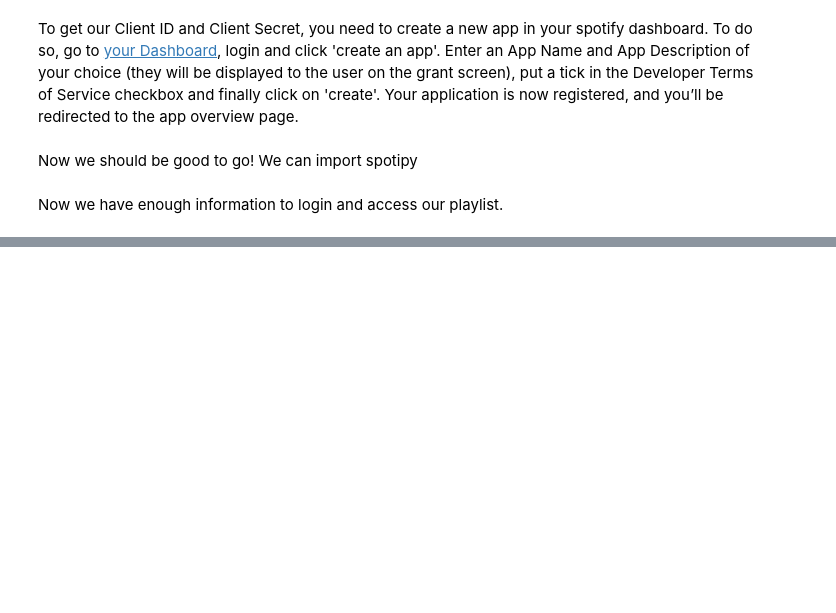
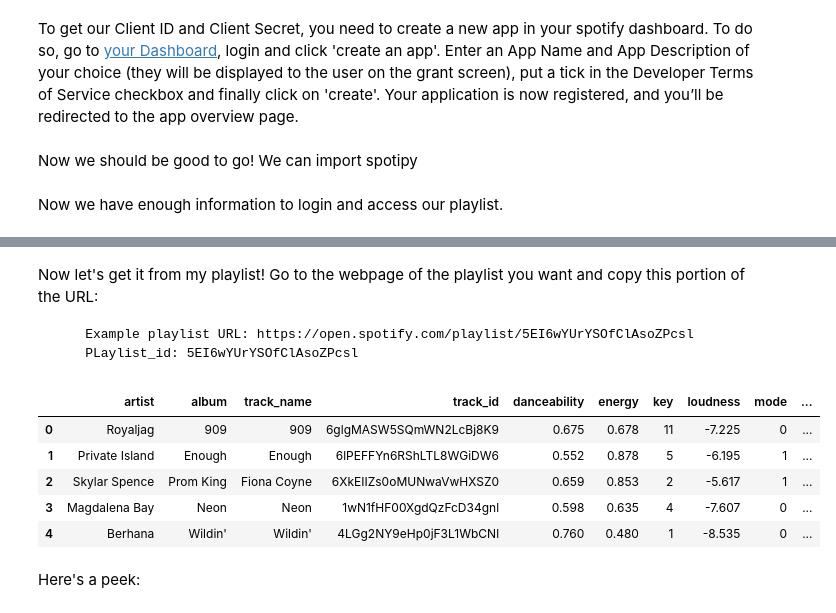
Before and after one commit to lthomazi/lthomazi.github.io, a Jupyter notebook: lucas_320_final.ipynb, the cells around one changed output, grey strips where cells are left out. Drawn from its saved outputs; the diff is of its cells as text; code cells hidden in the pictures; blank space fills up the shorter version.

```diff
--- a/lucas_320_final.ipynb
+++ b/lucas_320_final.ipynb
@@ -86,0 +87,19 @@ call_playlist("spotify","7vI0tN3yUn07dkK9T6p2pg")
+# %% [markdown]
+Now let's get it from my playlist!
+Go to the webpage of the playlist you want and copy this portion of the URL:
+
+        Example playlist URL: https://open.spotify.com/playlist/5EI6wYUrYSOfClAsoZPcsl
+        PLaylist_id: 5EI6wYUrYSOfClAsoZPcsl
+# %%
+# here's a playlist i listen to all the time
+my_music = call_playlist("28riya", "5EI6wYUrYSOfClAsoZPcsl")
+my_music.head()
+# %% [output]
+|  | artist | album | track_name | track_id | danceability | energy | key | loudness | mode | ... |
+| 0 | Royaljag | 909 | 909 | 6glgMASW5SQmWN2LcBj8K9 | 0.675 | 0.678 | 11 | -7.225 | 0 | ... |
+| 1 | Private Island | Enough | Enough | 6lPEFFYn6RShLTL8WGiDW6 | 0.552 | 0.878 | 5 | -6.195 | 1 | ... |
+| 2 | Skylar Spence | Prom King | Fiona Coyne | 6XkEIIZs0oMUNwaVwHXSZ0 | 0.659 | 0.853 | 2 | -5.617 | 1 | ... |
+| 3 | Magdalena Bay | Neon | Neon | 1wN1fHF00XgdQzFcD34gnl | 0.598 | 0.635 | 4 | -7.607 | 0 | ... |
+| 4 | Berhana | Wildin' | Wildin' | 4LGg2NY9eHp0jF3L1WbCNl | 0.760 | 0.480 | 1 | -8.535 | 0 | ... |
+# %% [markdown]
+Here's a peek:
```
Also changed, not shown: parts of 17 cells of this notebook, 1 other file.
